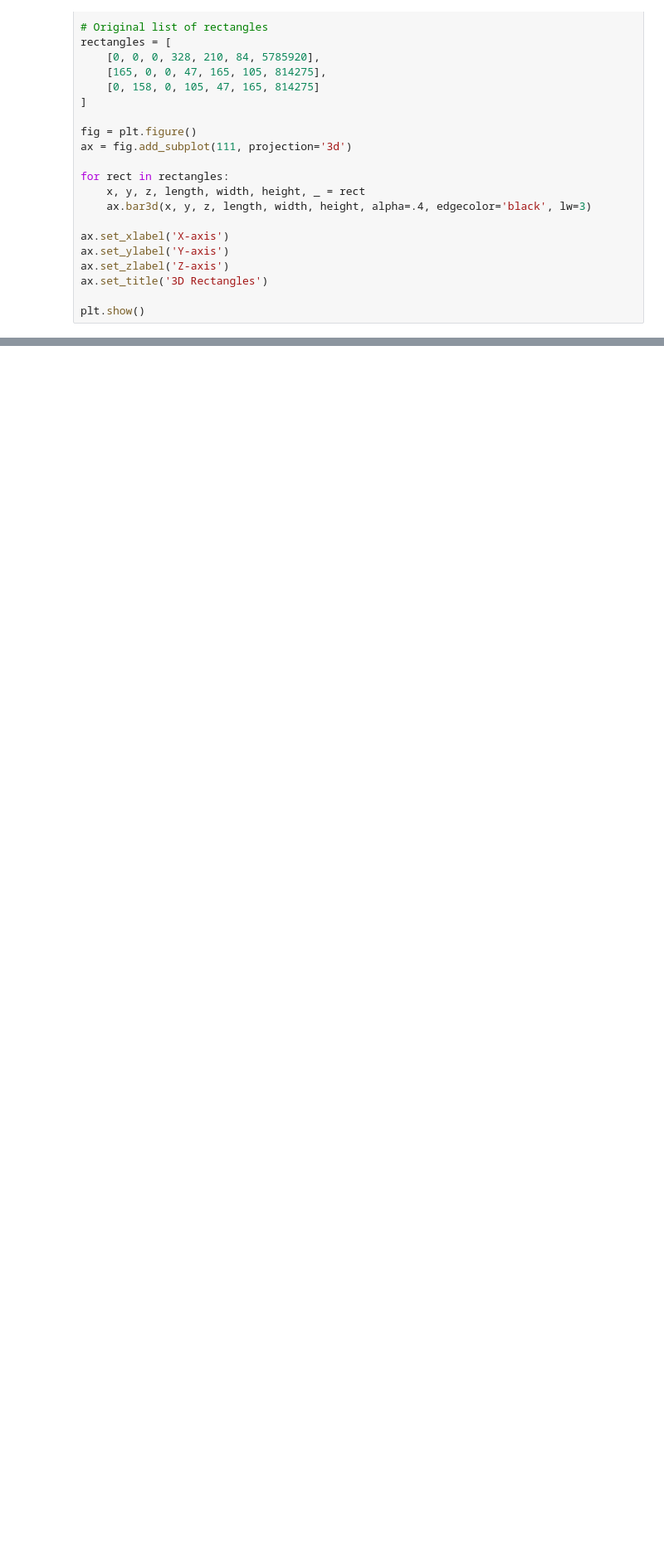
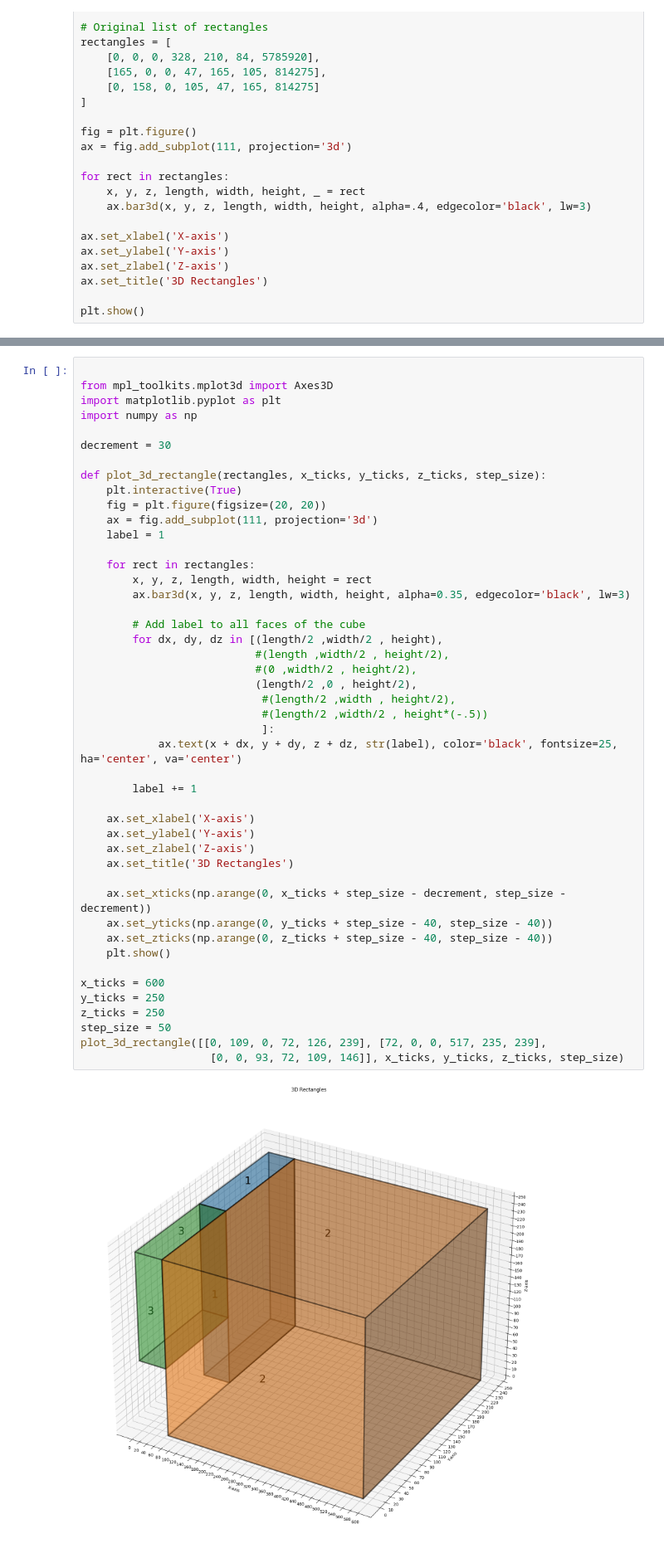
Before and after one commit to mahboobelahi/CLP, a Jupyter notebook: GPT_help.ipynb, the cells around one changed output, grey strips where cells are left out. Shown at 83% size. Drawn from its saved outputs; the diff is of its cells as text; blank space fills up the shorter version.

```diff
--- a/GPT_help.ipynb
+++ b/GPT_help.ipynb
@@ -193,0 +322,48 @@ plt.show()
+# %%
+
+from mpl_toolkits.mplot3d import Axes3D
+import matplotlib.pyplot as plt
+import numpy as np
+
+decrement = 30
+
+def plot_3d_rectangle(rectangles, x_ticks, y_ticks, z_ticks, step_size):
+    plt.interactive(True)
+    fig = plt.figure(figsize=(20, 20))
+    ax = fig.add_subplot(111, projection='3d')
+    label = 1
+
+    for rect in rectangles:
+        x, y, z, length, width, height = rect
+        ax.bar3d(x, y, z, length, width, height, alpha=0.35, edgecolor='black', lw=3)
+
+        # Add label to all faces of the cube
+        for dx, dy, dz in [(length/2 ,width/2 , height),
+                           #(length ,width/2 , height/2),
+                           #(0 ,width/2 , height/2),
+                           (length/2 ,0 , height/2),
+                            #(length/2 ,width , height/2),
+                            #(length/2 ,width/2 , height*(-.5))
+                            ]:
+            ax.text(x + dx, y + dy, z + dz, str(label), color='black', fontsize=25, ha='center', va='center')
+
+        label += 1
+
+    ax.set_xlabel('X-axis')
+    ax.set_ylabel('Y-axis')
+    ax.set_zlabel('Z-axis')
+    ax.set_title('3D Rectangles')
+
+    ax.set_xticks(np.arange(0, x_ticks + step_size - decrement, step_size - decrement))
+    ax.set_yticks(np.arange(0, y_ticks + step_size - 40, step_size - 40))
+    ax.set_zticks(np.arange(0, z_ticks + step_size - 40, step_size - 40))
+    plt.show()
+
+x_ticks = 600
+y_ticks = 250
+z_ticks = 250
+step_size = 50
+plot_3d_rectangle([[0, 109, 0, 72, 126, 239], [72, 0, 0, 517, 235, 239],
+                    [0, 0, 93, 72, 109, 146]], x_ticks, y_ticks, z_ticks, step_size)
+# %% [output]
+[figure, added]
```
Also changed, not shown: parts of 21 cells of this notebook, 20 other files.
